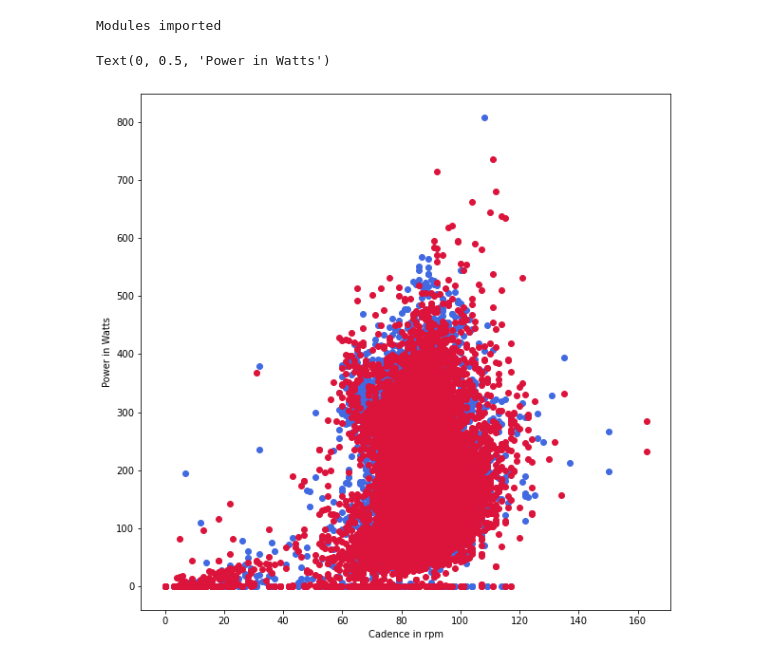
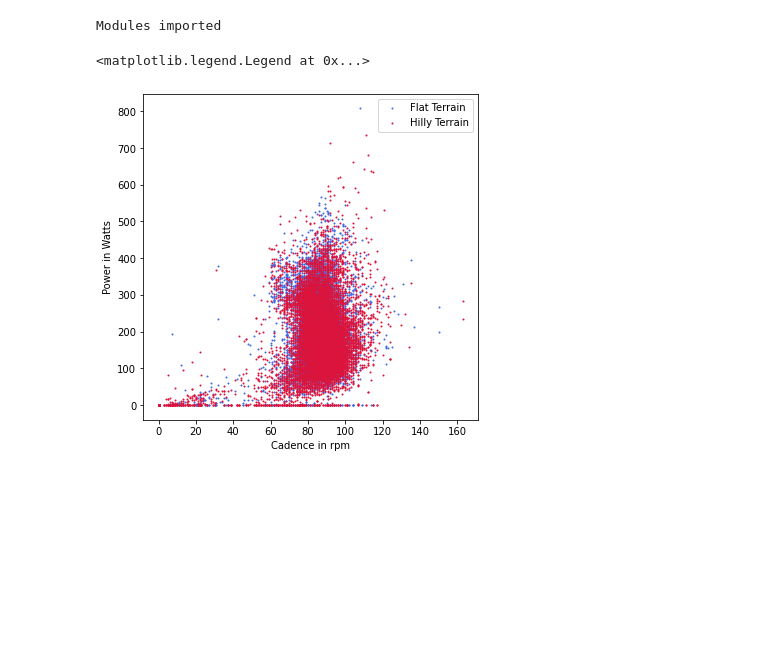
Before and after one commit to rounak-meyur/statlearn-2020, a Jupyter notebook: stat-learn-2020.ipynb, the cells around one changed output. Drawn from its saved outputs; the diff is of its cells as text; code cells hidden in the pictures; blank space fills up the shorter version.

Commit message:
updated plots

```diff
--- a/stat-learn-2020.ipynb
+++ b/stat-learn-2020.ipynb
@@ -81,17 +83,16 @@ def get_activity_data(tcx_string):
 # %%
-df1 = get_activity_data('Cville10272020.tcx')
-df2 = get_activity_data('Bburg10232020.tcx')
 cad_data1 = df1["cadence"].to_numpy()
 pwr_data1 = df1["power"].to_numpy()
 cad_data2 = df2["cadence"].to_numpy()
 pwr_data2 = df2["power"].to_numpy()
-fig = plt.figure(figsize=(10,10))
+fig = plt.figure(figsize=(6,6))
 ax = fig.add_subplot(111)
-ax.scatter(cad_data1,pwr_data1,c='royalblue')
-ax.scatter(cad_data2,pwr_data2,c='crimson')
+ax.scatter(cad_data1,pwr_data1,c='royalblue',s=1.0,label="Flat Terrain")
+ax.scatter(cad_data2,pwr_data2,c='crimson',s=1.0,label="Hilly Terrain")
 ax.set_xlabel("Cadence in rpm")
 ax.set_ylabel("Power in Watts")
+ax.legend()
 #ax.tick_params(bottom=False,left=False,labelleft=False,labelbottom=False)
 # %% [output]
-Text(0, 0.5, 'Power in Watts')
+<matplotlib.legend.Legend at 0x...>
-[figure, old version]
+[figure, new version]
```
Also changed, not shown: parts of 1 cell of this notebook.
